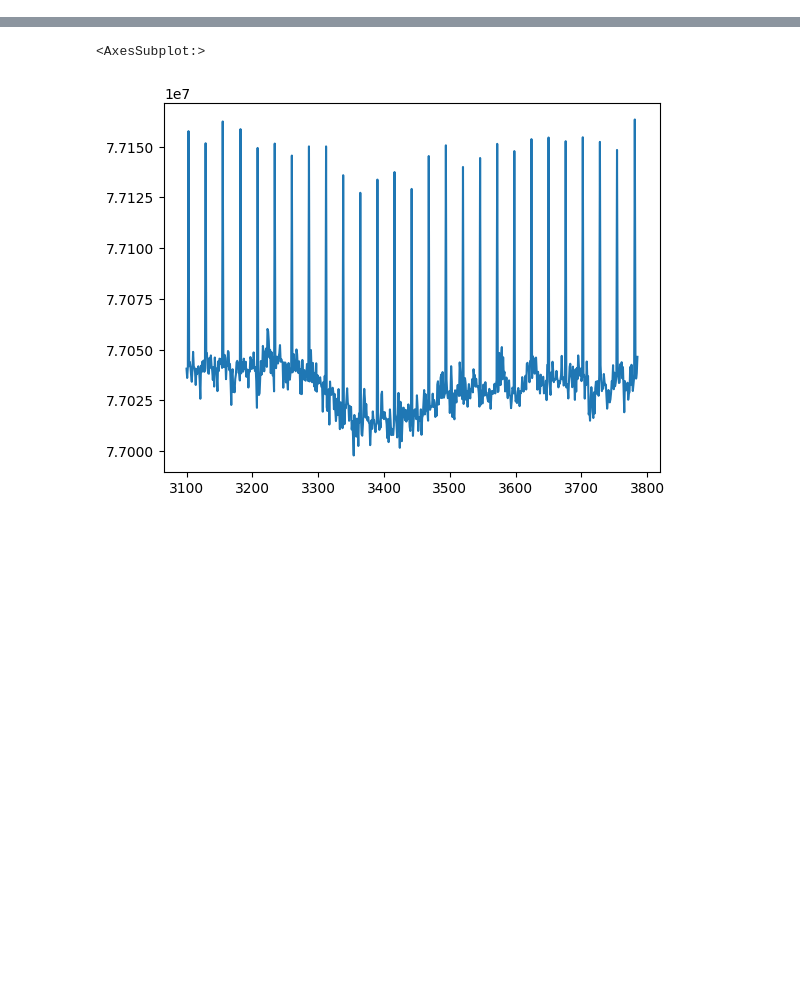
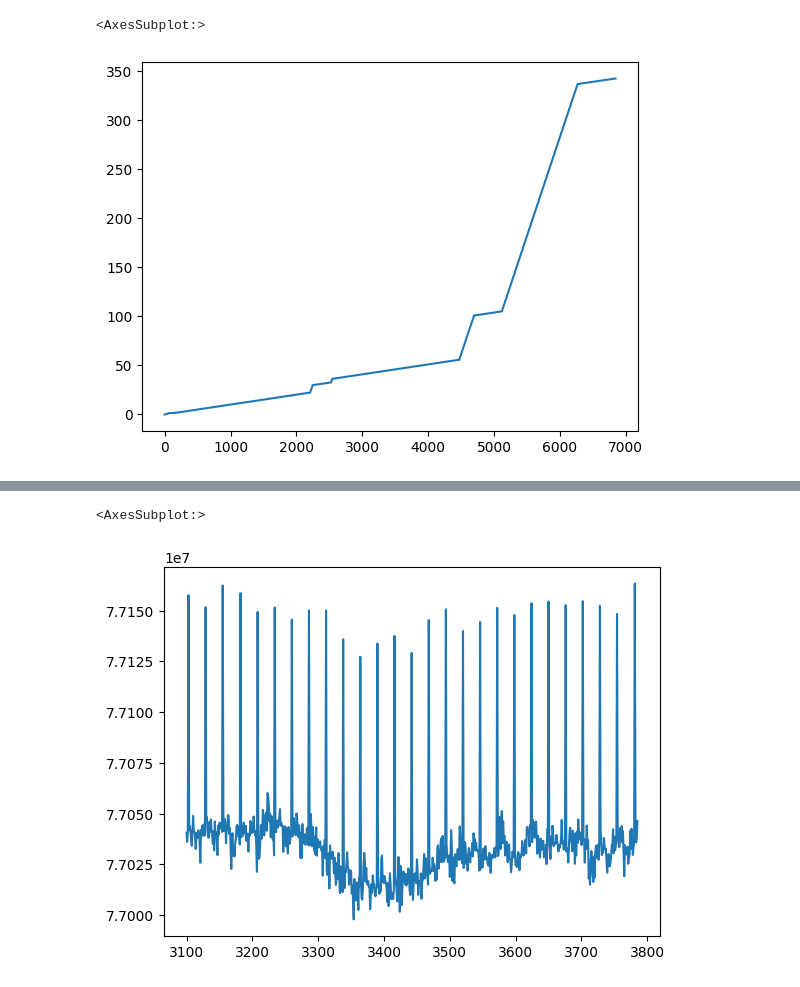
Before and after one commit to smithandrewk/smoking_ml, a Jupyter notebook: view_data.ipynb, the cells around one changed output, grey strips where cells are left out. Cells and saved outputs as stored; diff of their text form; code cells hidden in the pictures; blank space fills up the shorter version.

```diff
--- a/view_data.ipynb
+++ b/view_data.ipynb
@@ -8,0 +39,5 @@ df = pd.read_csv(filename,skiprows=1)
+# %%
+df[0].plot()
+# %% [output]
+<AxesSubplot:>
+[figure, added]
```
Also changed, not shown: parts of 12 cells of this notebook, 2 other files.
